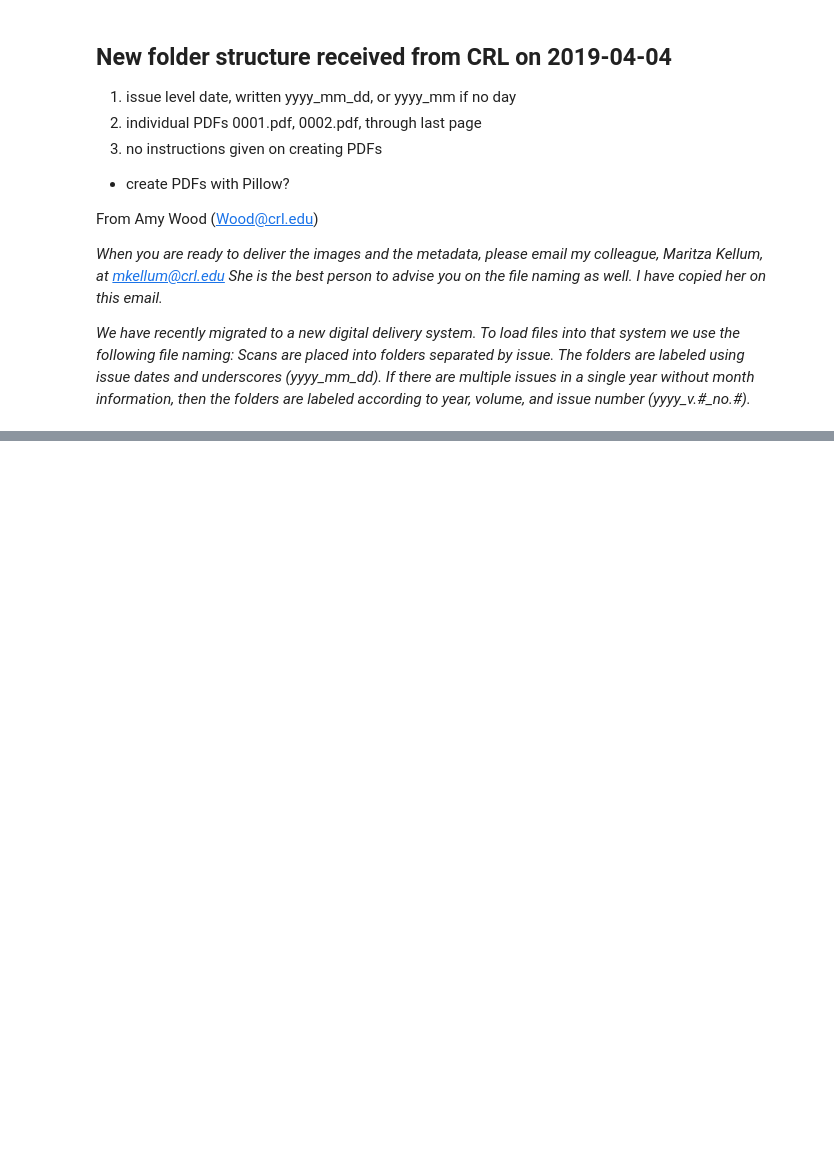
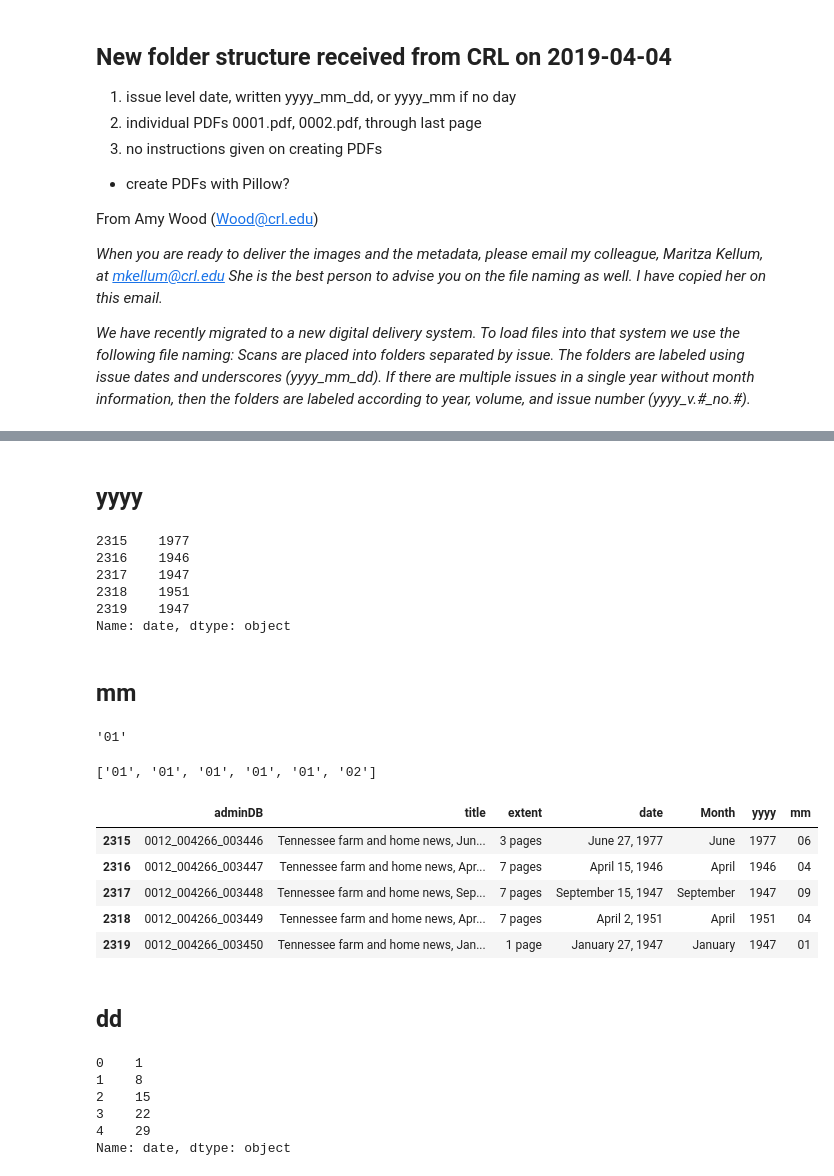
Before and after one commit to jeremydmoore/utk_ProjectCeres, a Jupyter notebook: Create folder structure for CRL PDF deliverables.ipynb, the cells around one changed output, grey strips where cells are left out. Drawn from its saved outputs; the diff is of its cells as text; code cells hidden in the pictures; blank space fills up the shorter version.

```diff
--- a/Create folder structure for CRL PDF deliverables.ipynb
+++ b/Create folder structure for CRL PDF deliverables.ipynb
@@ -276,0 +325,3 @@ df_tn_home_and_farm_science
+# %%
+df_tn_farm_and_home_news['date'] = df_tn_farm_and_home_news['title'].str.split(',', n=1).str[-1]
+df_tn_farm_and_home_news.head(5)
@@ -276,0 +356,11 @@ df_tn_home_and_farm_science
+# %% [markdown]
+## yyyy
+# %%
+df_tn_farm_and_home_news['date'].str.split().str[-1].tail(5)
+# %% [output]
+2315    1977
+2316    1946
+2317    1947
+2318    1951
+2319    1947
+Name: date, dtype: object
@@ -276,0 +369,43 @@ df_tn_home_and_farm_science
+# %% [markdown]
+## mm
+# %%
+# convert month to mm, e.g. January -> 01
+str(time.strptime(df_tn_farm_and_home_news['Month'][0], '%B').tm_mon).zfill(2)
+# %% [output]
+'01'
+# %%
+# create list of mm
+mm_list = []
+for index, value in enumerate(df_tn_farm_and_home_news['Month'], start=1):
+    try:
+        mm = str(time.strptime(value, '%B').tm_mon).zfill(2)
+        mm_list.append(mm)
+    except ValueError:  # had errors in the metadata for the month, e.g. March11
+        print(index, value)
+mm_list[:6]
+# %% [output]
+['01', '01', '01', '01', '01', '02']
+# %%
+# add mm to DataFrame
+df_tn_farm_and_home_news['mm'] = mm_list
+df_tn_farm_and_home_news.tail(5)
+# %% [output]
+|  | adminDB | title | extent | date | Month | yyyy | mm |
+| 2315 | 0012_004266_003446 | Tennessee farm and home news, Jun... | 3 pages | June 27, 1977 | June | 1977 | 06 |
+| 2316 | 0012_004266_003447 | Tennessee farm and home news, Apr... | 7 pages | April 15, 1946 | April | 1946 | 04 |
+| 2317 | 0012_004266_003448 | Tennessee farm and home news, Sep... | 7 pages | September 15, 1947 | September | 1947 | 09 |
+| 2318 | 0012_004266_003449 | Tennessee farm and home news, Apr... | 7 pages | April 2, 1951 | April | 1951 | 04 |
+| 2319 | 0012_004266_003450 | Tennessee farm and home news, Jan... | 1 page | January 27, 1947 | January | 1947 | 01 |
+# %% [markdown]
+## dd
+# %%
+# get day from date field by splitting on comma and taking first value,
+# then splitting on space and taking 2nd value
+df_tn_farm_and_home_news['date'].str.split(',').str[0].str.split().str[1].head(5)
+# %% [output]
+0    1
+1    8
+2    15
+3    22
+4    29
+Name: date, dtype: object
```
Also changed, not shown: parts of 78 cells of this notebook.
